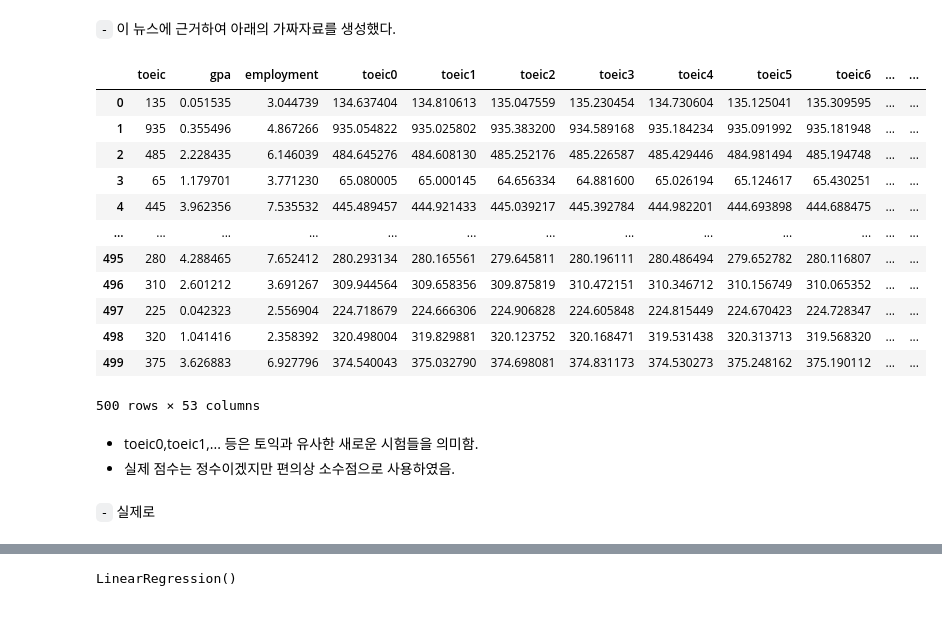
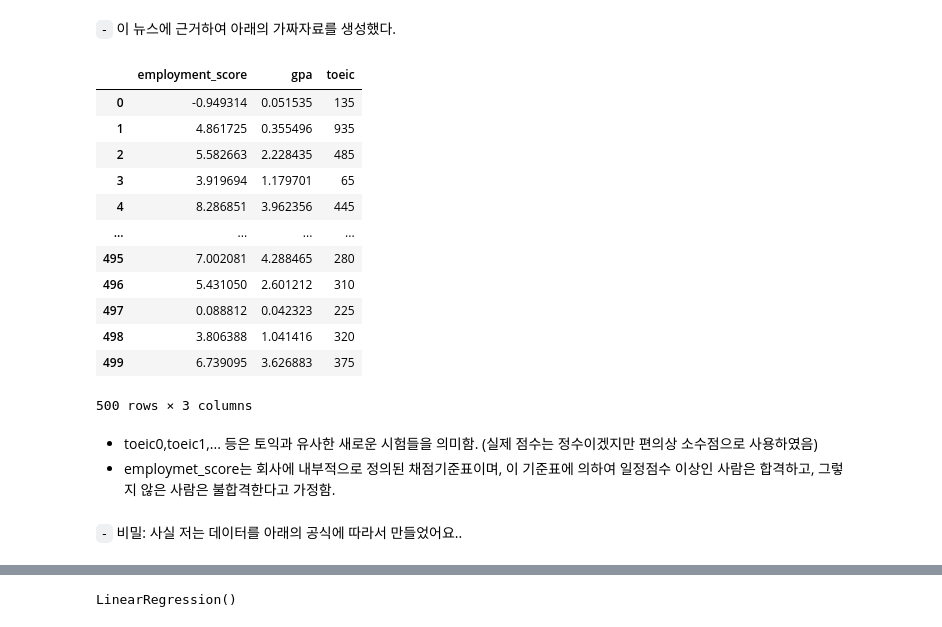
Before and after one commit to guebin/MP2023, a Jupyter notebook: posts/05wk-022.ipynb, the cells around one changed output, grey strips where cells are left out. Drawn from its saved outputs; the diff is of its cells as text; code cells hidden in the pictures.

```diff
--- a/posts/05wk-022.ipynb
+++ b/posts/05wk-022.ipynb
@@ -37,18 +36,18 @@ import matplotlib.pyplot as plt
 `-` 이 뉴스에 근거하여 아래의 가짜자료를 생성했다.
 # %%
 df = pd.read_csv("https://raw.githubusercontent.com/guebin/MP2023/main/posts/employment_manytoeic.csv")
-df
+df.loc[:,['employment_score','gpa','toeic']]
 # %% [output]
-|  | toeic | gpa | employment | toeic0 | toeic1 | toeic2 | toeic3 | toeic4 | toeic5 | toeic6 | ... | ... |
-| 0 | 135 | 0.051535 | 3.044739 | 134.637404 | 134.810613 | 135.047559 | 135.230454 | 134.730604 | 135.125041 | 135.309595 | ... | ... |
-| 1 | 935 | 0.355496 | 4.867266 | 935.054822 | 935.025802 | 935.383200 | 934.589168 | 935.184234 | 935.091992 | 935.181948 | ... | ... |
-| 2 | 485 | 2.228435 | 6.146039 | 484.645276 | 484.608130 | 485.252176 | 485.226587 | 485.429446 | 484.981494 | 485.194748 | ... | ... |
-| 3 | 65 | 1.179701 | 3.771230 | 65.080005 | 65.000145 | 64.656334 | 64.881600 | 65.026194 | 65.124617 | 65.430251 | ... | ... |
-| 4 | 445 | 3.962356 | 7.535532 | 445.489457 | 444.921433 | 445.039217 | 445.392784 | 444.982201 | 444.693898 | 444.688475 | ... | ... |
-| ... | ... | ... | ... | ... | ... | ... | ... | ... | ... | ... | ... | ... |
-| 495 | 280 | 4.288465 | 7.652412 | 280.293134 | 280.165561 | 279.645811 | 280.196111 | 280.486494 | 279.652782 | 280.116807 | ... | ... |
-| 496 | 310 | 2.601212 | 3.691267 | 309.944564 | 309.658356 | 309.875819 | 310.472151 | 310.346712 | 310.156749 | 310.065352 | ... | ... |
-| 497 | 225 | 0.042323 | 2.556904 | 224.718679 | 224.666306 | 224.906828 | 224.605848 | 224.815449 | 224.670423 | 224.728347 | ... | ... |
-| 498 | 320 | 1.041416 | 2.358392 | 320.498004 | 319.829881 | 320.123752 | 320.168471 | 319.531438 | 320.313713 | 319.568320 | ... | ... |
-| 499 | 375 | 3.626883 | 6.927796 | 374.540043 | 375.032790 | 374.698081 | 374.831173 | 374.530273 | 375.248162 | 375.190112 | ... | ... |
+|  | employment_score | gpa | toeic |
+| 0 | -0.949314 | 0.051535 | 135 |
+| 1 | 4.861725 | 0.355496 | 935 |
+| 2 | 5.582663 | 2.228435 | 485 |
+| 3 | 3.919694 | 1.179701 | 65 |
+| 4 | 8.286851 | 3.962356 | 445 |
+| ... | ... | ... | ... |
+| 495 | 7.002081 | 4.288465 | 280 |
+| 496 | 5.431050 | 2.601212 | 310 |
+| 497 | 0.088812 | 0.042323 | 225 |
+| 498 | 3.806388 | 1.041416 | 320 |
+| 499 | 6.739095 | 3.626883 | 375 |
-500 rows × 53 columns
+500 rows × 3 columns
@@ -55,5 +60,5 @@ df
 # %% [markdown]
-- toeic0,toeic1,... 등은 토익과 유사한 새로운 시험들을 의미함.
-- 실제 점수는 정수이겠지만 편의상 소수점으로 사용하였음.
+- toeic0,toeic1,... 등은 토익과 유사한 새로운 시험들을 의미함. (실제 점수는 정수이겠지만 편의상 소수점으로 사용하였음)
+- employmet_score는 회사에 내부적으로 정의된 채점기준표이며, 이 기준표에 의하여 일정점수 이상인 사람은 합격하고, 그렇지 않은 사람은 불합격한다고 가정함.
 # %% [markdown]
-`-` 실제로
+`-` 비밀: 사실 저는 데이터를 아래의 공식에 따라서 만들었어요..
```
Also changed, not shown: parts of 41 cells of this notebook, 2 other files.
